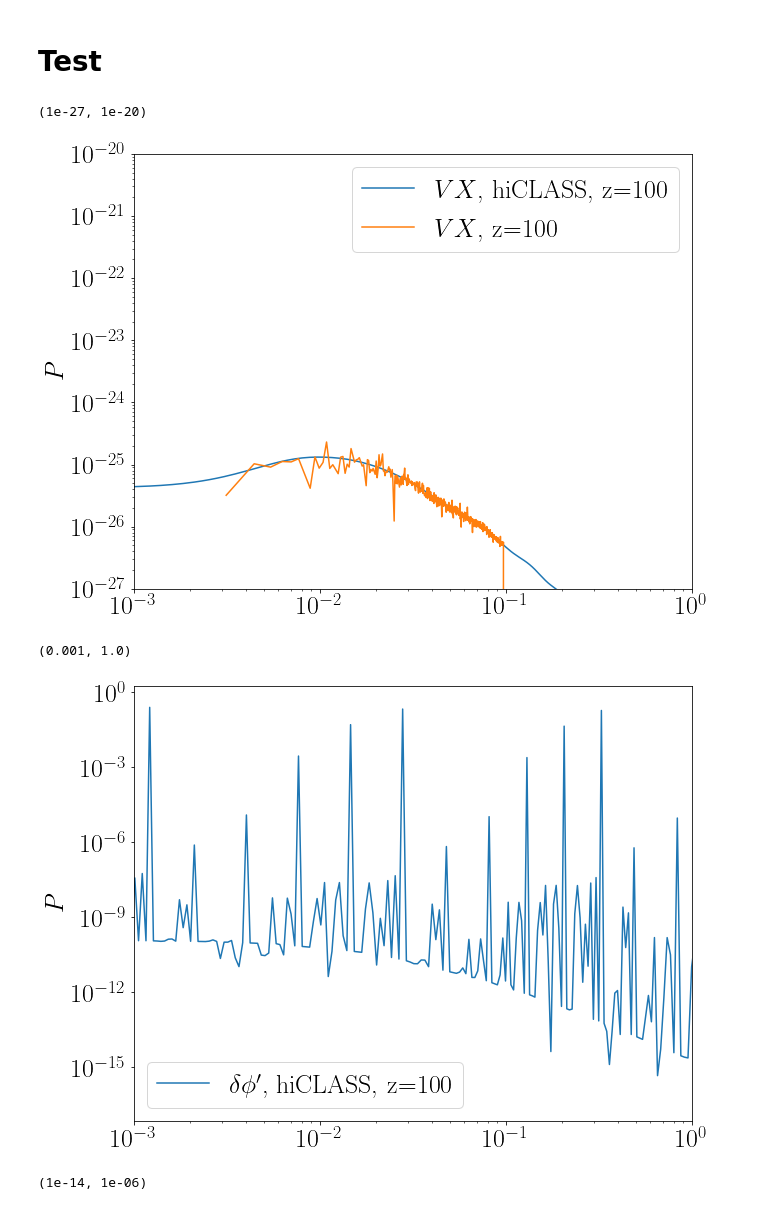
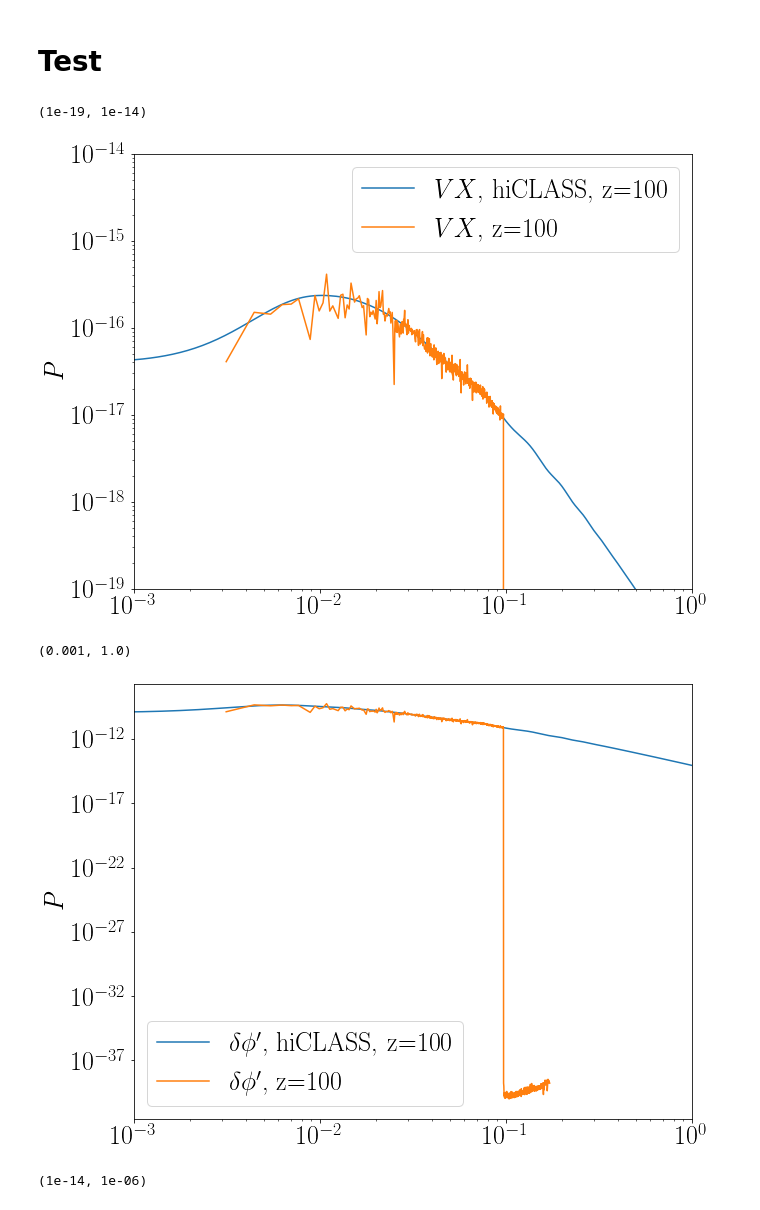
Before and after one commit to alessandrocasalino/EQ_hi_class, a Jupyter notebook: notebooks/Quintessence.ipynb, the cells around one changed output. Drawn from its saved outputs; the diff is of its cells as text; code cells hidden in the pictures.

```diff
--- a/notebooks/Quintessence.ipynb
+++ b/notebooks/Quintessence.ipynb
@@ -189,11 +21,11 @@ gev_pi = [];
 gev_V_pi =[];
 class_tk = [];
 for i in range(np.shape(z_gev)[0]):
-    gev_pi.append(np.loadtxt("./../../Lin_EQevolution//output/lcdm_pk00"+str(i)+"_pi.dat"))
-    gev_V_pi.append(np.loadtxt("./../../Lin_EQevolution/output/lcdm_pk00"+str(i)+"_V_pi.dat"))
+    gev_pi.append(np.loadtxt("./../../EQevolution//output/lcdm_pk00"+str(i)+"_pi.dat"))
+    gev_V_pi.append(np.loadtxt("./../../EQevolution/output/lcdm_pk00"+str(i)+"_V_pi.dat"))
 for i in range(9):
-    class_tk .append(np.loadtxt("./../output/quin_z"+str(i+1)+"_tk.dat"))
-gev_bg= np.loadtxt("./../../Lin_EQevolution/output/quintessence_background.dat")
+    class_tk.append(np.loadtxt("./../output/quin_z"+str(i+1)+"_tk.dat"))
+gev_bg= np.loadtxt("./../../EQevolution/output/quintessence_background.dat")
 
 bg= np.loadtxt("./../output/quin_background.dat")
 Hconf = interpolate.interp1d(1./(1.+bg[:,0]) ,bg[:,3]/bg[-1:,3])
@@ -202,12 +31,0 @@ class_tk_z2 =np.loadtxt("./../output/quin_tk.dat")
-# %%
-def Hubble_conf_Mpc(a):
-    c=2.99792458*1.e5;h=0.67556;H0=100*h/c;w=-0.9;
-    Omega_b=0.022032/h/h; Omega_cdm=0.12038/h/h;
-    Omega_m=Omega_b+Omega_cdm; Omega_Lambda=0;
-    Omega_rad=9.1671353942930788e-05; Omega_kessence=1.-Omega_m-Omega_rad;
-    return H0*np.sqrt(Omega_m*(a**-3)+Omega_rad*(a**-4)+Omega_kessence*(a**(-3*(1+w))))*a
-# plt.loglog(class_tk_z2[:,0],np.abs(class_tk_z2[:,6]))
-for i in range(9):
-
-    plt.loglog(class_tk[i][:,0],np.abs(class_tk[i][:,5]))
-# plt.loglog(class_tk[1][:,0],np.abs(class_tk[1][:,5]))
@@ -216,6 +31,0 @@ for i in range(9):
-# %%
-# plt.loglog(class_tk_z2[:,0],np.abs(class_tk_z2[:,6]))
-for i in range(9):
-
-    plt.semilogx(class_tk[i][:,0],np.abs(class_tk[i][:,6]))
-# plt.loglog(class_tk[1][:,0],np.abs(class_tk[1][:,5]))
@@ -252,10 +50,11 @@ c=2.99792458*1.e5; #Km/s
 H0=100*h/c; #H0 in 1/Mpc unit. 0.00022593979933110373
 w=-0.9;
 k_q = class_tk[0][:,0];
-Normlization=As*(k_q/kp)**(ns-1.);
 
 zini = 100.
 aini = 1./(1+zini);
+Normlization = As*(k_q/kp)**(ns-1.);
+
 
 #########
 ## scalar_field
@@ -271,18 +70,20 @@ Vx = class_tk[0][:,5]
 alpha = (class_tk[0][:,11] + 6.0 *class_tk[0][:,13] )/(2.*k_q*k_q);
 
 Vx = Vx + alpha; # gauge transfomration
-scalar_field = Vx * scalar_p(zini) * (1./(1+zini))* Hconf0_gev
+scalar_field = Vx * scalar_p(zini)/(1./(1+zini))/Hconf0_gev
 # # scalar_field = Vx * Hconf(0.) * scalar_p(zini)/aini;
 # scalar_field = Vx * H0 * scalar_p(zini)/aini;
 
 #########
 ## scalar_field_prime
 #########
-# alpha_prime = (cosmo.get_transfer(zini)['psi'] + cosmo.get_transfer(zini)['phi'] -  cosmo.get_transfer(zini)['eta']);
 alpha_prime = (class_tk[0][:,9] + class_tk[0][:,8] -  class_tk[0][:,12]);
 Vx_prime = class_tk[0][:,6] + alpha_prime; # gauge transfomration
-# scalar_field_prime = Vx_prime * scalar_p(zini)/aini + scalar_field * (-Hconf(zini) + scalar_pp(zini)/scalar_p(zini));
-scalar_field_prime = Vx_prime #* scalar_p(zini)/aini # + scalar_field * (-Hconf(zini) + scalar_pp(zini)/scalar_p(zini));
+# scalar_field_prime = (Vx_prime * scalar_p(zini) + Vx * (- Hconf0_gev * scalar_p(zini) + scalar_pp(zini)))/aini;
+scalar_field_prime = (Vx_prime)# * scalar_p(zini) + Vx * (- Hconf0_gev * scalar_p(zini) + scalar_pp(zini)))/aini;
+# scalar_field_prime= 1.0#scalar_field_prime
+# scalar_field_prime = (Vx_prime * scalar_p(zini) + Vx * (- Hconf(zini) * scalar_p(zini) + scalar_pp(zini)))/aini;
+# scalar_field_prime = scalar_field_prime/H0/Hconf0_gev
 # %% [markdown]
 # Test
 # %%
@@ -311,40 +112,40 @@ plt.ylabel(r"$P$")
 plt.xscale('log')
 plt.yscale('log')
 plt.xlim(1.e-3,1.e0)
-plt.ylim(1.e-27,1.e-20)
+plt.ylim(1.e-19,1.e-14)
 # %% [output]
-(1e-27, 1e-20)
+(1e-19, 1e-14)
-[figure, old version]
+[figure, new version]
 # %%
 plt.rc('text', usetex=True)
 font = {'family' : 'normal',
         'weight' : 'bold',
         'size'   : text_size}
 
 matplotlib.rc('font', **font)
 plt.figure(figsize=(10,8))
 
 
 
 ###### hiclass results:
 for i in [100]:
 #
     plt.plot(class_tk[0][:,0], (scalar_field_prime)**2* Normlization , label = "$\delta\phi'$, hiCLASS, z="+str(i))
 
 #     plt.plot(k_q,pi_p**2 * Normlization/k_q**3/(2*np.pi),label = "$VX'$, z="+str(i))
 
 #     plt.plot(gev_pi[0][:,0],gev_pi[0][:,1],label = "$VX$, z="+str(i))
-#     plt.plot(gev_V_pi[0][:,0],gev_V_pi[0][:,1],label = r"$\delta\phi'$, z="+str(i))
+    plt.plot(gev_V_pi[0][:,0],gev_V_pi[0][:,1],label = r"$\delta\phi'$, z="+str(i))
 
 plt.legend()
 plt.ylabel(r"$P$")
 plt.xscale('log')
 plt.yscale('log')
 plt.xlim(1.e-3,1.e0)
-# plt.ylim(1.e-27,1.e-20)
+# plt.ylim(1.e-11,1.e-6)
 # %% [output]
 (0.001, 1.0)
-[figure, old version]
+[figure, new version]
 # %%
 # plt.rc('text', usetex=True)
 # font = {'family' : 'normal',
```
Also changed, not shown: parts of 8 cells of this notebook, 4 other files.
